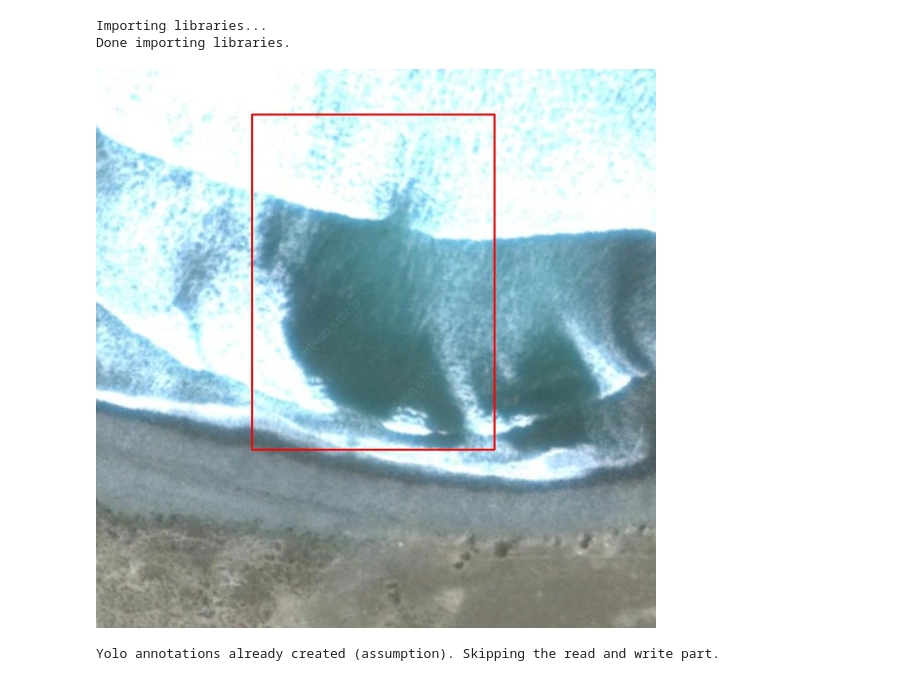
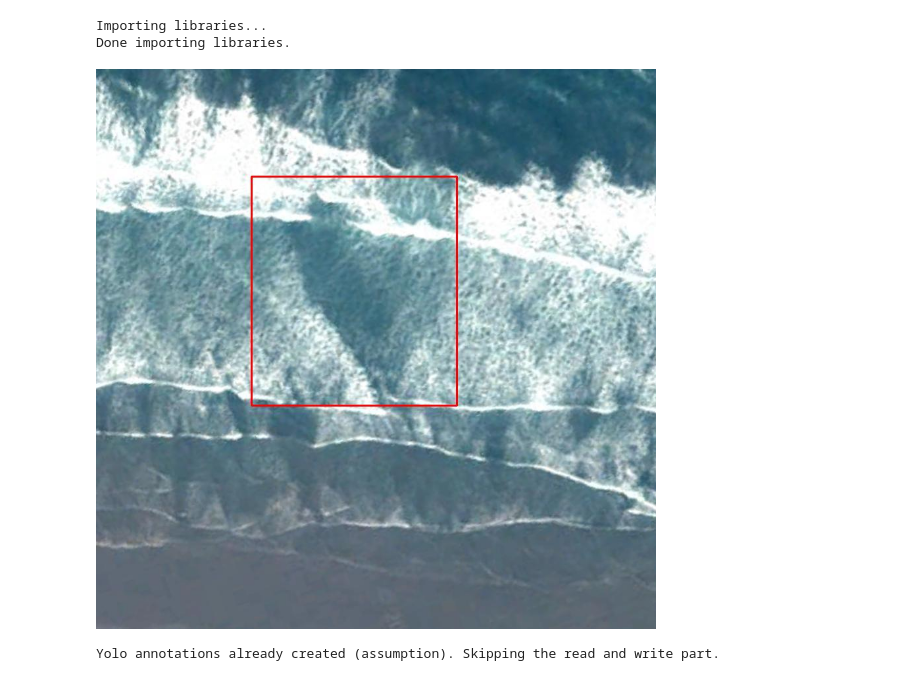
Before and after one commit to Irikos/rip_current_detection, a Jupyter notebook: Detection YOLO v5.ipynb, the cells around one changed output. Drawn from its saved outputs; the diff is of its cells as text; code cells hidden in the pictures.

```diff
--- a/Detection YOLO v5.ipynb
+++ b/Detection YOLO v5.ipynb
@@ -167,11 +184,11 @@ def draw_yolo_annotations(image, yolo_annotations):
 # %%
 yolo_annotations = read_yolo_annotations()
 # print(yolo_annotations)
 
-yolo_bbox_image = draw_yolo_annotations('rip-1568', yolo_annotations)
+yolo_bbox_image = draw_yolo_annotations('rip-1586', yolo_annotations)
 show_image(yolo_bbox_image)
 # %% [output]
-[figure, old version]
+[figure, new version]
 # %%
 if (CREATE_YOLO_ANNOTATIONS == True):
     print("Reading labels...")
```
Also changed, not shown: parts of 2 cells of this notebook.
